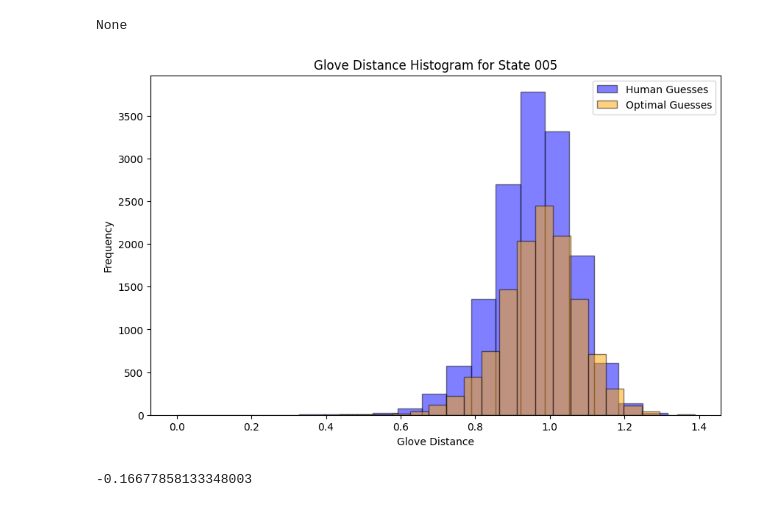
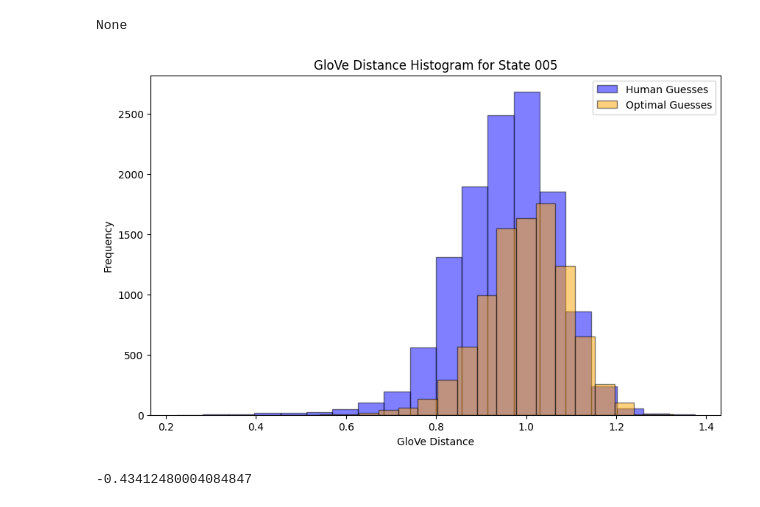
Before and after one commit to adam-kabbara/wordle-research, a Jupyter notebook: data_analysis/jupyter_notebooks/main.ipynb, the cells around one changed output. Drawn from its saved outputs; the diff is of its cells as text; code cells hidden in the pictures.

```diff
--- a/data_analysis/jupyter_notebooks/main.ipynb
+++ b/data_analysis/jupyter_notebooks/main.ipynb
@@ -139,7 +129,7 @@ get_state(answer=answer, guess='world') #212 = 2 green (b and a), 1 yellow (n),
 # get df when state is 005
 lst_h = []
 lst_o = []
-state_idx = df[df['state'] == 203].index[0] # 14 = '014' get index of
+state_idx = df[df['state'] == 5].index[0] # 14 = '014' get index of
 og = literal_eval(df["optimal_guess"][state_idx])
 hg = literal_eval(df["human_guess"][state_idx])
 pg = literal_eval(df["previous_guesses"].values[state_idx])
@@ -160,25 +150,25 @@ None
 # %%
 # plot lst_h and lst_o over each other in a histogram with 50 bins and opacity of 0.5
 plt.figure(figsize=(10, 6))
 plt.hist(lst_h, bins=20, alpha=0.5, label='Human Guesses', color='blue', edgecolor='black')
 plt.hist(lst_o, bins=20, alpha=0.5, label='Optimal Guesses', color='orange', edgecolor='black')
-plt.title('Glove Distance Histogram for State 005')
-plt.xlabel('Glove Distance')
+plt.title('GloVe Distance Histogram for State 005')
+plt.xlabel('GloVe Distance')
 plt.ylabel('Frequency')
 plt.legend()
 plt.show()
 
 # get cohen's d of the two distributions
 from scipy import stats
 def cohen_d(x, y):
     nx = len(x)
     ny = len(y)
     dof = nx + ny - 2
     sdx = np.std(x, ddof=1)
     sdy = np.std(y, ddof=1)
     s = np.sqrt(((nx - 1) * sdx ** 2 + (ny - 1) * sdy ** 2) / dof)
     return (np.mean(x) - np.mean(y)) / s
 cohen_d(lst_h, lst_o)
 # %% [output]
-[figure, old version]
+[figure, new version]
--0.16677858133348003
+-0.43412480004084847
```
Also changed, not shown: parts of 2 cells of this notebook, 1 other file.
